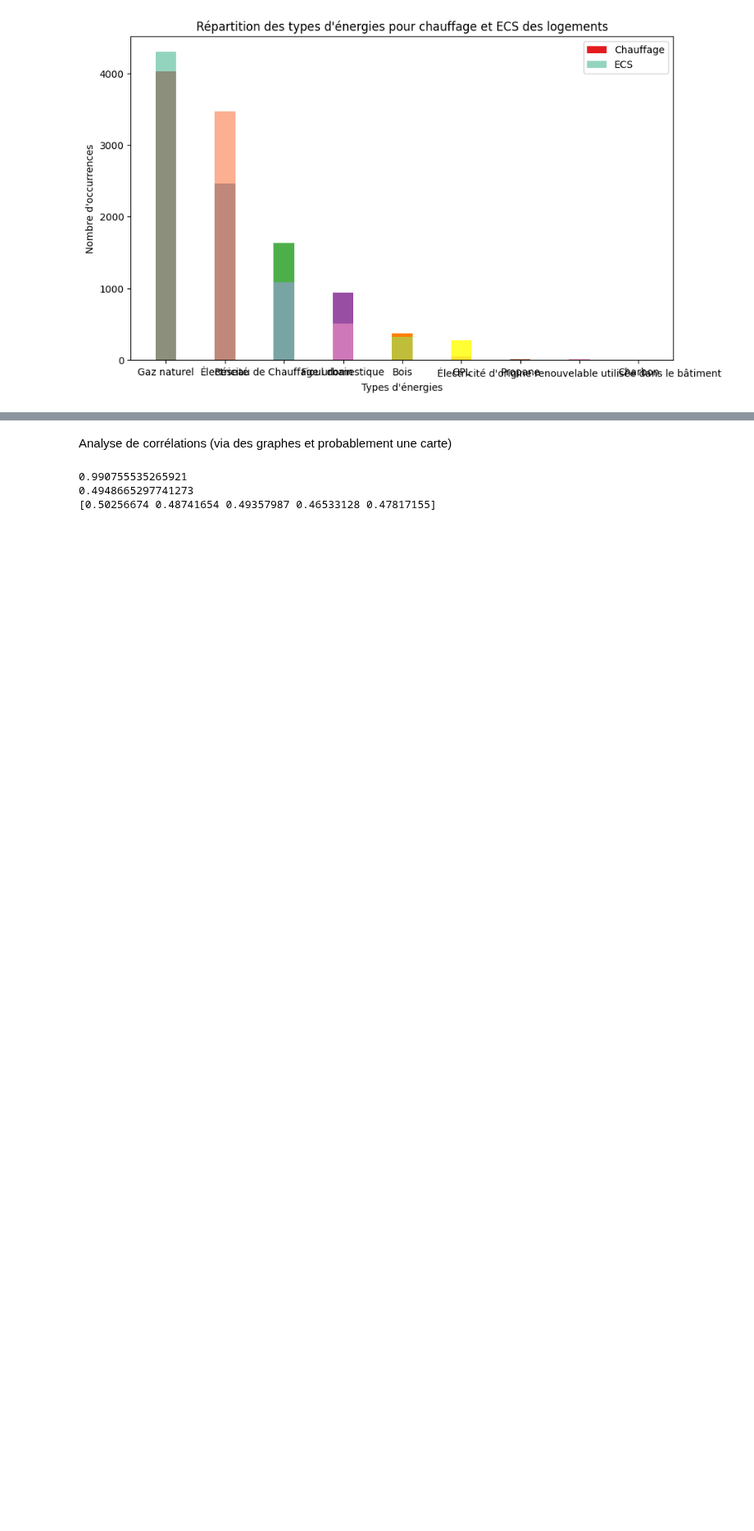
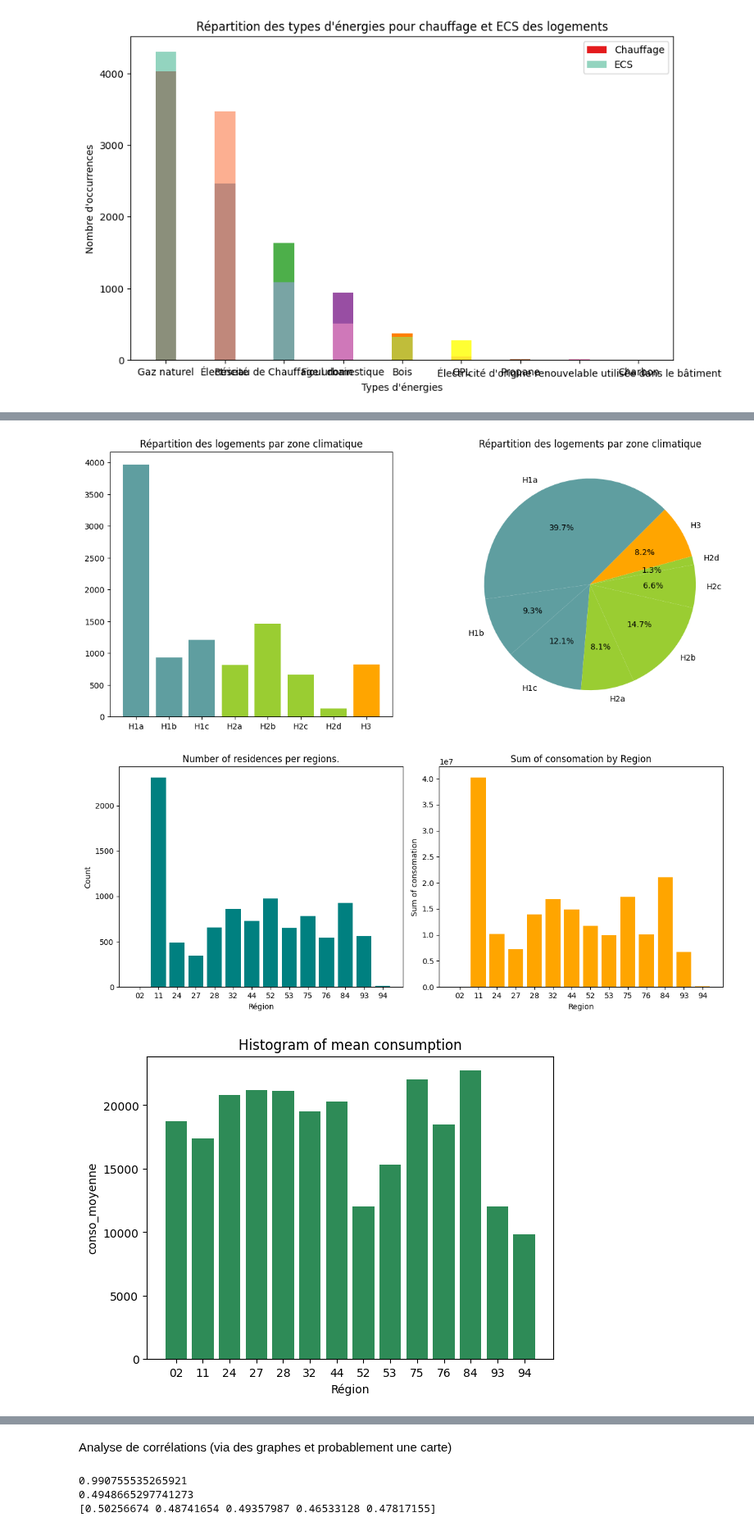
Before and after one commit to LACHQER-Wiam/Projet-Python, a Jupyter notebook: data.ipynb, the cells around one changed output, grey strips where cells are left out. Shown at 82% size. Cells and saved outputs as stored; diff of their text form; code cells hidden in the pictures; blank space fills up the shorter version.

Commit message:
suite exploration géo

```diff
--- a/data.ipynb
+++ b/data.ipynb
@@ -51,7 +51,7 @@ chosen_variables=['Etiquette_GES',
                   'Type_installation_solaire',
                   'Surface_climatisée',
                   'Type_ventilation']
-df = fetchdata.get_dpe(chosen_variables, size =1000)
+df_DPE = fetchdata.get_dpe(chosen_variables, size =100)
 # %% [output]
 Fetched 10000 observations
 # %%
@@ -298,0 +319,52 @@ Repésentation géographique des données à l'aide de géopandas
+# %%
+# DEBUT DES EXPLORATIONS - taches à effectuer :
+
+    ####### répartition des logemenst de la base pat zone climatique
+# Création de deux graphiques (en barre et circulaire)
+fig, axes = plt.subplots(nrows=1, ncols=2, figsize=(14, 6))
+
+val = df_DPE['Zone_climatique_'].value_counts().sort_index()
+colors= 3*['cadetblue'] + 4*['yellowgreen'] + ['orange']
+
+
+axes[0].bar(val.index, val, color= colors)
+axes[0].set_title('Répartition des logements par zone climatique')
+explode = (0, 0, 0, 0, 0, 0, 0, 0)
+axes[1].pie(x=val, labels=val.index, startangle=45,colors=colors, autopct='%1.1f%%', explode = explode)
+axes[1].set_title('Répartition des logements par zone climatique')
+
+
+
+fig, axs = plt.subplots(1, 2, figsize=(12, 5))
+    ####### Premier sous-graphique : Répartition des logements par région
+val_region = df_DPE['N°_région_(BAN)'].value_counts().sort_index()
+axs[0].bar(val_region.index, val_region, color='teal')
+axs[0].set_xlabel('Région')
+axs[0].set_ylabel('Count')
+axs[0].set_title('Number of residences per regions.')
+
+    ####### Deuxième sous-graphique : Classement des régions par consommation
+comptage_conso_region = df_DPE.groupby('N°_région_(BAN)')['Conso_5_usages_é_finale'].sum()
+axs[1].bar(comptage_conso_region.index, comptage_conso_region, color='orange')
+axs[1].set_xlabel('Region')
+axs[1].set_ylabel('Sum of consomation')
+axs[1].set_title('Sum of consomation by Region')
+
+plt.tight_layout()
+plt.show()
+
+    ####### consomation moyen d'un logement par région :
+df_conso_regions = pd.merge(comptage_conso_region, val_region, on ='N°_région_(BAN)')
+df_conso_regions['conso_moyenne'] = df_conso_regions['Conso_5_usages_é_finale']/df_conso_regions['count']
+df_conso_regions
+
+plt.bar(df_conso_regions.index, df_conso_regions['conso_moyenne'], color= 'seagreen')
+
+plt.xlabel('Région')
+plt.ylabel('conso_moyenne')
+plt.title('Histogram of mean consumption')
+plt.show()
+# %% [output]
+[figure, added]
+[figure, added]
+[figure, added]
```
Also changed, not shown: parts of 10 cells of this notebook.
